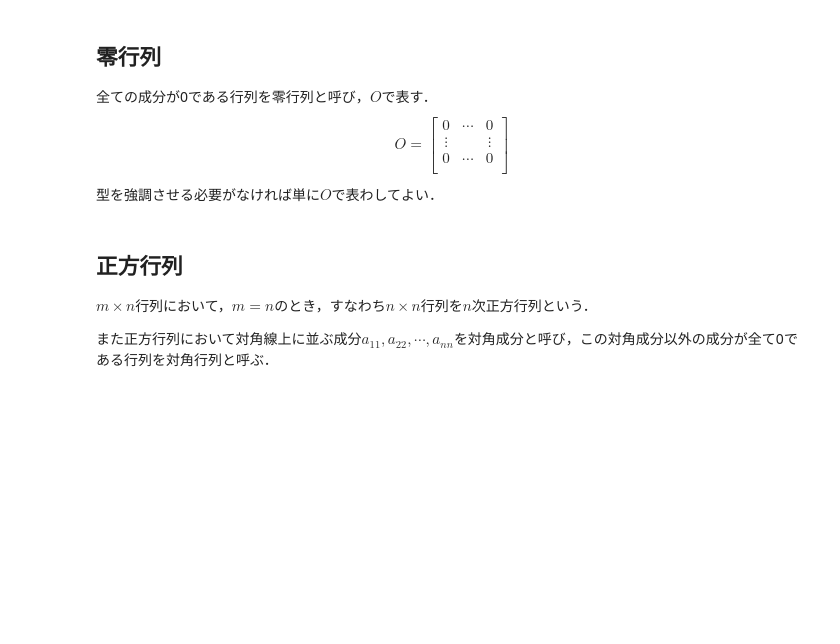
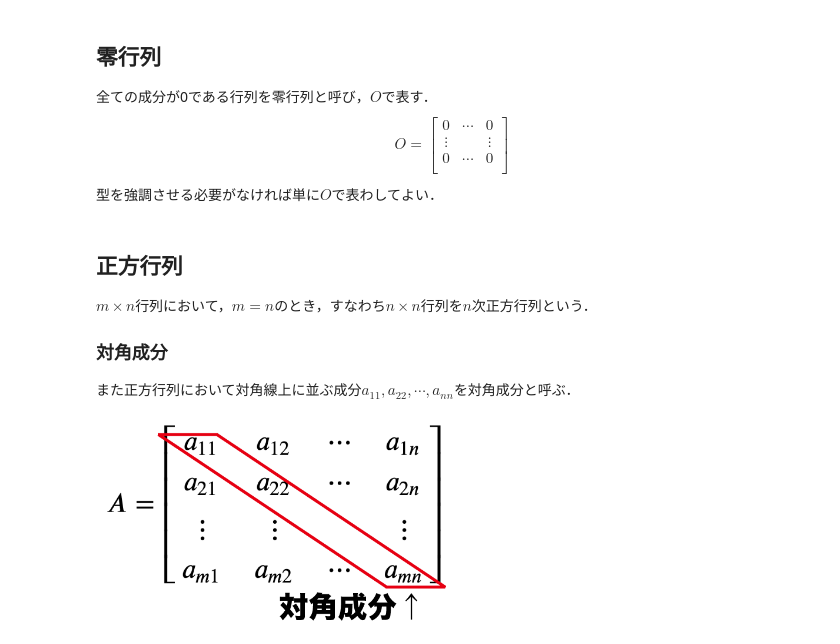
Before and after one commit to TomohiroSakaguchi/LinerAlgebra, a Jupyter notebook: Chap_2_matrix/Matrix.ipynb, the cells around one changed output. Cells and saved outputs as stored; diff of their text form; code cells hidden in the pictures; blank space fills up the shorter version.

```diff
--- a/Chap_2_matrix/Matrix.ipynb
+++ b/Chap_2_matrix/Matrix.ipynb
@@ -37,5 +37,11 @@ $$
 # %% [markdown]
 ## 正方行列
 $m \times n$行列において，$m = n$のとき，すなわち$n \times n$行列を$n$次正方行列という．
-
-また正方行列において対角線上に並ぶ成分$a_{11},a_{22},\cdots,a_{nn}$を対角成分と呼び，この対角成分以外の成分が全て0である行列を対角行列と呼ぶ．
+### 対角成分
+また正方行列において対角線上に並ぶ成分$a_{11},a_{22},\cdots,a_{nn}$を対角成分と呼ぶ．
+# %%
+from IPython.display import Image, display_png
+png_file='taikaku.png'
+display_png(Image(png_file,width=350,height=350))#画像ファイル用意してあげればはっつけられる
+# %% [output]
+[figure, added]
```
Also changed, not shown: parts of 4 cells of this notebook.
